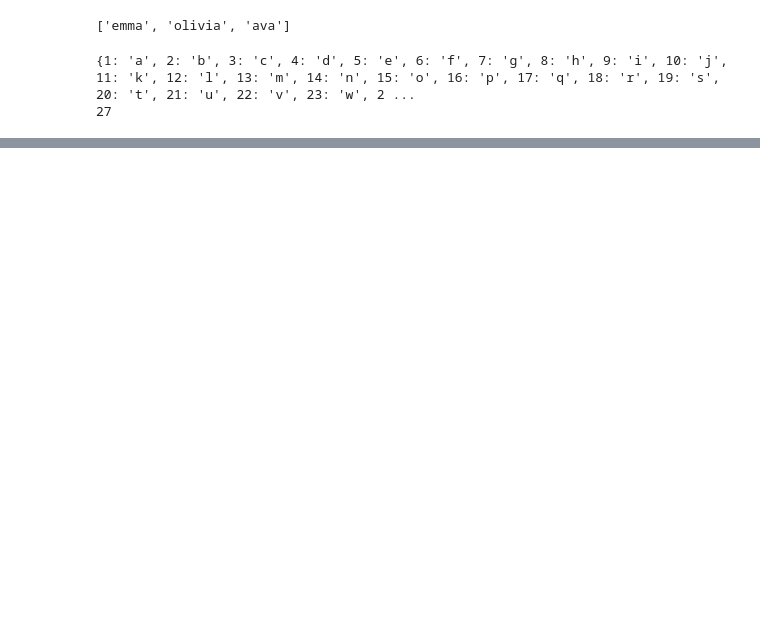
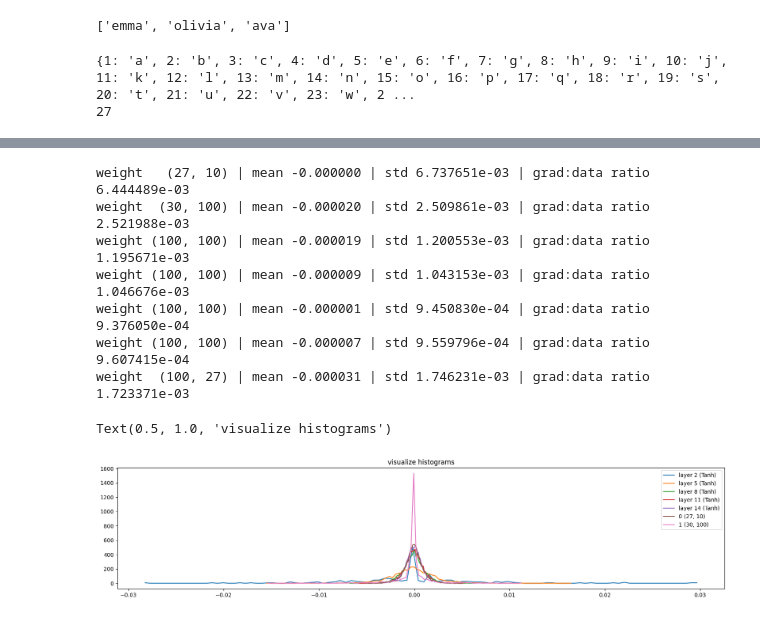
Before and after one commit to kxk254/mit, a Jupyter notebook: Karpathy/makemore/makemore3-2.ipynb, the cells around one changed output, grey strips where cells are left out. Cells and saved outputs as stored; diff of their text form; code cells hidden in the pictures; blank space fills up the shorter version.

```diff
--- a/Karpathy/makemore/makemore3-2.ipynb
+++ b/Karpathy/makemore/makemore3-2.ipynb
@@ -214,0 +235,24 @@ plt.title('activation distribution')
+# %%
+# visualize histograms
+plt.figure(figsize=(20,4))
+legentds = []
+for i, p in enumerate(parameters):
+    t = p.grad
+    if p.ndim == 2:
+        print('weight %10s | mean %+f | std %e | grad:data ratio %e' % (tuple(p.shape), t.mean(), t.std(), t.std() / p.std()))
+        hy, hx = torch.histogram(t, density=True)
+        plt.plot(hx[:-1].detach(), hy.detach())
+        legends.append(f'{i} {tuple(p.shape)}')
+
+plt.legend(legends)
+plt.title('visualize histograms')
+# %% [output]
+weight   (27, 10) | mean -0.000000 | std 6.737651e-03 | grad:data ratio 6.444489e-03
+weight  (30, 100) | mean -0.000020 | std 2.509861e-03 | grad:data ratio 2.521988e-03
+weight (100, 100) | mean -0.000019 | std 1.200553e-03 | grad:data ratio 1.195671e-03
+weight (100, 100) | mean -0.000009 | std 1.043153e-03 | grad:data ratio 1.046676e-03
+weight (100, 100) | mean -0.000001 | std 9.450830e-04 | grad:data ratio 9.376050e-04
+weight (100, 100) | mean -0.000007 | std 9.559796e-04 | grad:data ratio 9.607415e-04
+weight  (100, 27) | mean -0.000031 | std 1.746231e-03 | grad:data ratio 1.723371e-03
+Text(0.5, 1.0, 'visualize histograms')
+[figure, added]
```
Also changed, not shown: parts of 8 cells of this notebook.
